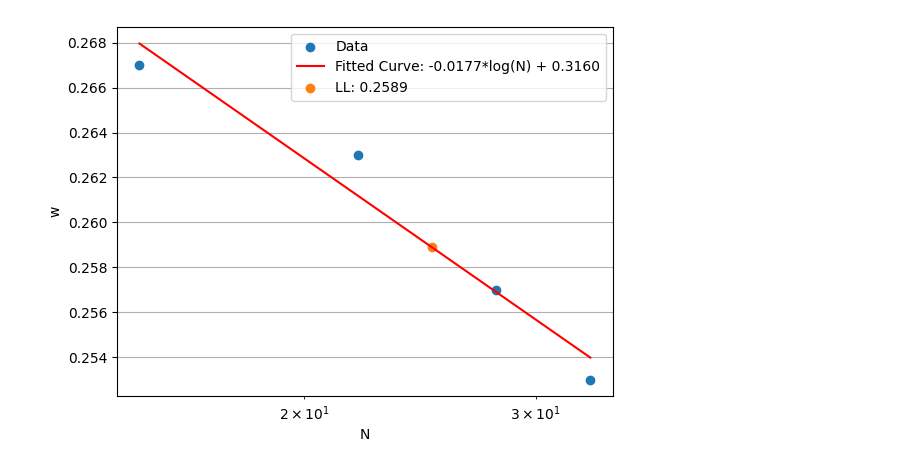
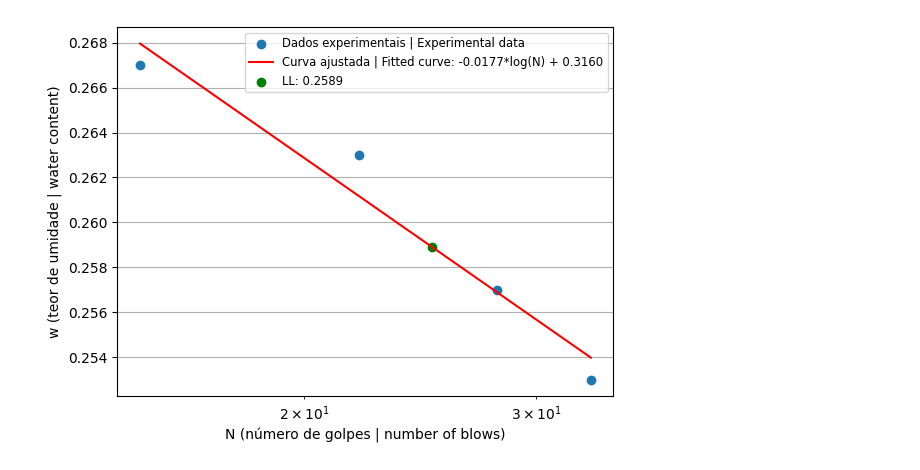
Before and after one commit to geoUFSC/learning, a Jupyter notebook: Limite_de_Liquidez.ipynb, the cells around one changed output. Drawn from its saved outputs; the diff is of its cells as text; code cells hidden in the pictures.

```diff
--- a/Limite_de_Liquidez.ipynb
+++ b/Limite_de_Liquidez.ipynb
@@ -3,40 +8,42 @@
 # %%
 import numpy as np
 import matplotlib.pyplot as plt
 from scipy.optimize import curve_fit
 
-# Define the logarithmic function to fit
+# Defina a função logarítmica
+# Define the logarithmic function
 def log_function(N, a, b):
     return a * np.log(N) + b
 
-# Define the data
-N = np.array([15, 22, 28, 33])
-w = np.array([0.267, 0.263, 0.257, 0.253])
+# Valores obtidos experimentalmente
+# Experimentally obtained values
+N = np.array([15, 22, 28, 33])  # Número de golpes (Number of blows)
+w = np.array([0.267, 0.263, 0.257, 0.253])  # Teor de umidade (Water content)
 
-# Perform the curve fitting
+# Parametrização da curva
+# Curve parameterization
 params, covariance = curve_fit(log_function, N, w)
-
-# Extract the fitted parameters
 a, b = params
 
-# Create a range of N values for the fitted curve
+# Criando um conjunto de valores N para a curva ajustada
+# Creating a set of N values for the fitted curve
 N_fit = np.linspace(min(N), max(N), 100)
-
-# Calculate the fitted values for the range of N
 w_fit = log_function(N_fit, a, b)
 
-# Calculate the fitted value for N=25
+# Calculando o valor de w para N = 25 (Limite de Liquidez, LL)
+# Calculating the value of w for N = 25 (Liquid Limit)
 N_ll = 25
 w_ll = log_function(N_ll, a, b)
 
-# Plot the original data and the fitted curve
-plt.scatter(N, w, label="Data")
-plt.semilogx(N_fit, w_fit, 'r', label=f"Fitted Curve: {a:.4f}*log(N) + {b:.4f}")
-plt.scatter(N_ll, w_ll, label=f"LL: {w_ll:.4f}")
-plt.xlabel("N")
-plt.ylabel("w")
-plt.legend()
+# Plotar os dados fornecidos e a curva ajustada
+# Plot the provided data and the fitted curve
+plt.scatter(N, w, label="Dados experimentais | Experimental data")
+plt.semilogx(N_fit, w_fit, 'r', label=f"Curva ajustada | Fitted curve: {a:.4f}*log(N) + {b:.4f}")
+plt.scatter(N_ll, w_ll, label=f"LL: {w_ll:.4f}", color='g')
+plt.xlabel("N (número de golpes | number of blows)")
+plt.ylabel("w (teor de umidade | water content)")
+plt.legend(fontsize='small')
 plt.grid()
 plt.show()
 # %% [output]
-[figure, old version]
+[figure, new version]
```
Also changed, not shown: parts of 2 cells of this notebook, 6 other files.
